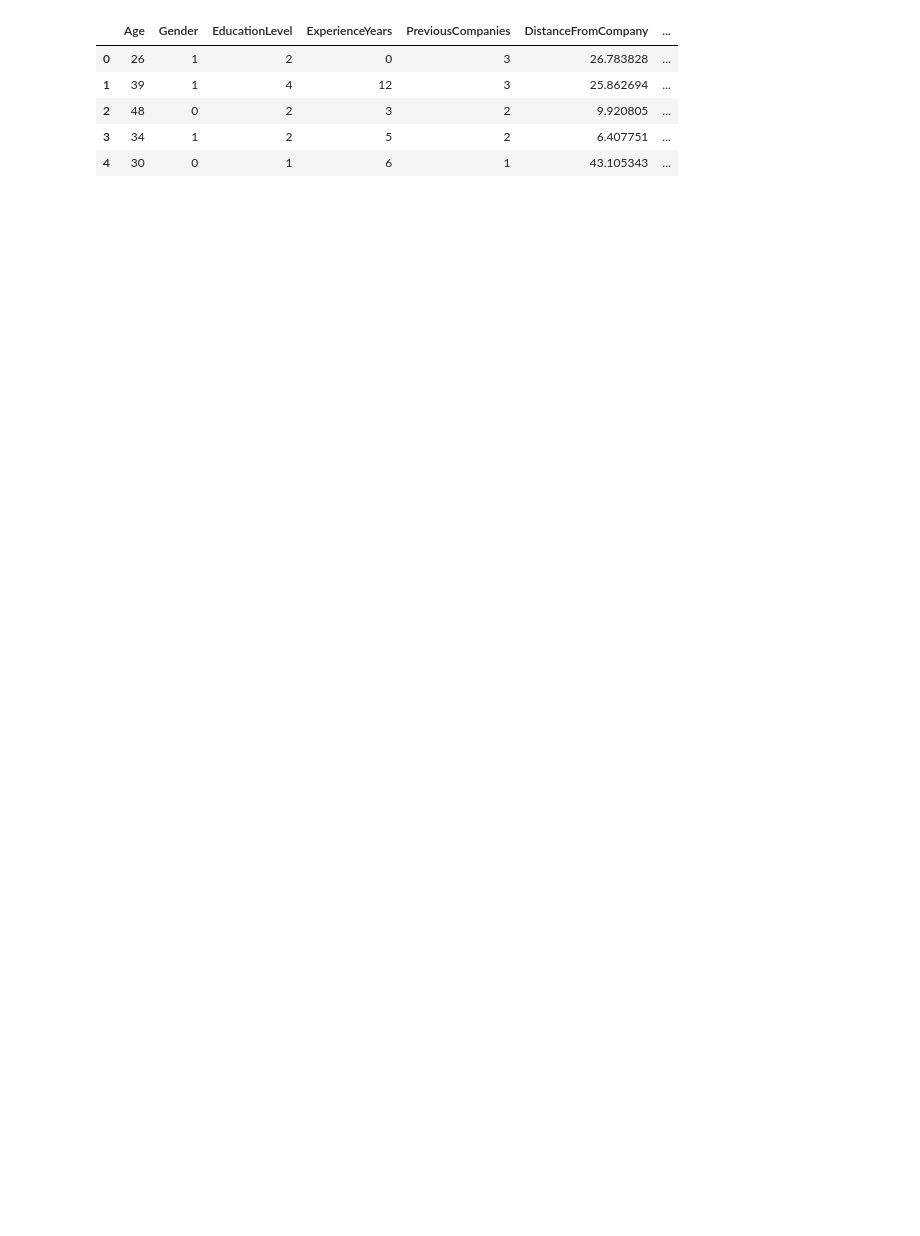
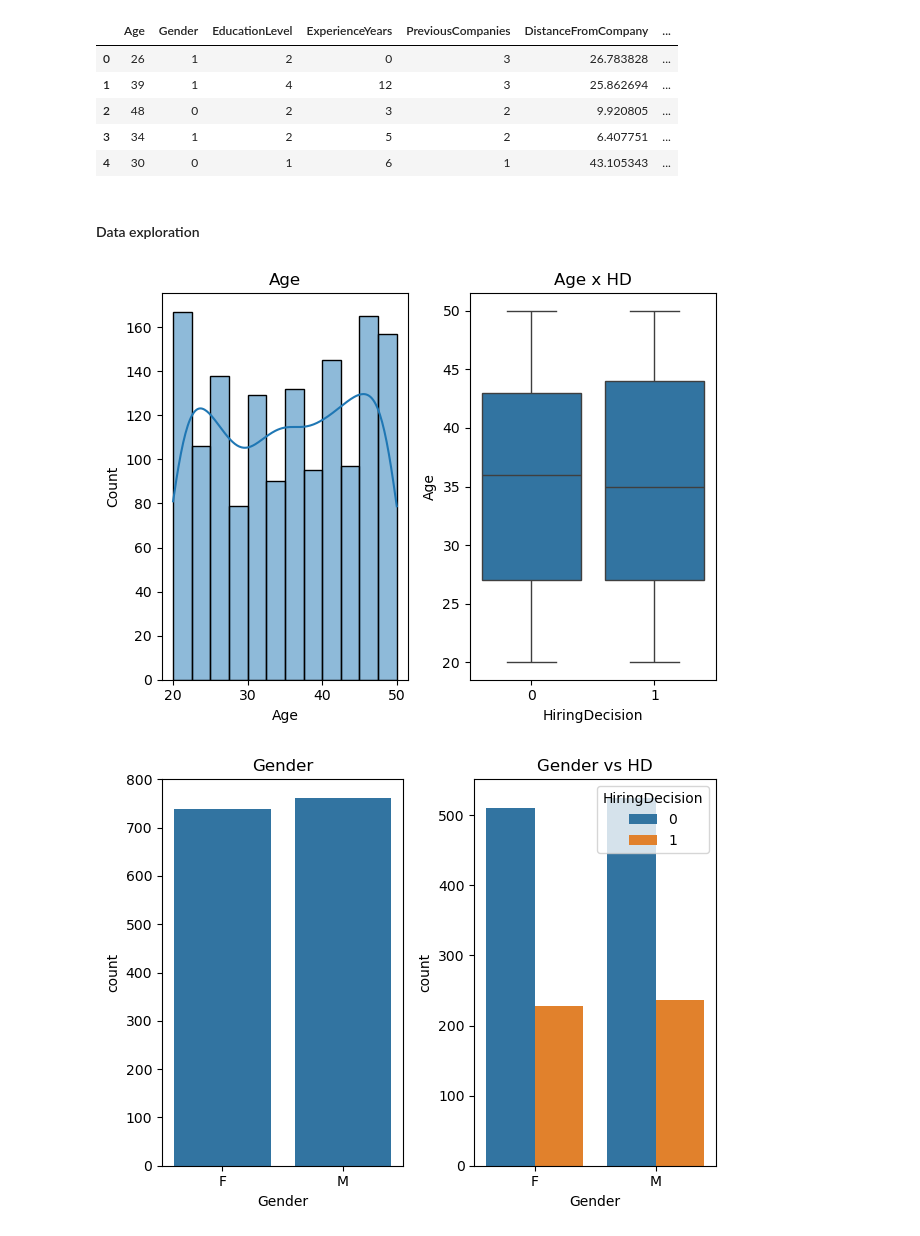
Before and after one commit to octavioduarte/HirePredictor, a Jupyter notebook: model.ipynb, the cells around one changed output. Cells and saved outputs as stored; diff of their text form; code cells hidden in the pictures; blank space fills up the shorter version.

```diff
--- a/model.ipynb
+++ b/model.ipynb
@@ -53,3 +55,61 @@ base.head()
 | 2 | 48 | 0 | 2 | 3 | 2 | 9.920805 | ... |
 | 3 | 34 | 1 | 2 | 5 | 2 | 6.407751 | ... |
 | 4 | 30 | 0 | 1 | 6 | 1 | 43.105343 | ... |
+# %% [markdown]
+#### Data exploration
+# %%
+def plot_feature_vs_target_comparison(data):
+
+    target_column = "HiringDecision"
+    clone_base["Gender"] = clone_base["Gender"].replace({
+        0: 'M',
+        1: 'F',
+    })
+
+    clone_base["RecruitmentStrategy"] = clone_base["RecruitmentStrategy"].replace({
+        1: "Aggressive",
+        2: "Moderate",
+        3: "Conservative"
+    })
+
+    clone_base["EducationLevel"] = clone_base["EducationLevel"].replace({
+        1: "B1",
+        2: "B2",
+        3: "MR",
+        4: "PHD"
+    })
+
+
+    for column in data.columns:
+
+        if column != target_column:
+
+            if data[column].dtype in ['int64', 'float64']:
+                fig, (ax1, ax2) = plt.subplots(1, 2)
+
+                sns.histplot(data[column], kde = True, ax = ax1)
+                sns.boxplot(x = target_column, y = column, data = data, ax = ax2)
+
+                ax1.set_title(f"{column}")
+                ax2.set_title(f"{column} x HD")
+
+                plt.tight_layout()
+                plt.show()
+
+            else:
+                fig, (ax1, ax2) = plt.subplots(1, 2)
+
+                sns.countplot(x = column, data = clone_base, ax = ax1)
+                sns.countplot(x = column, hue = 'HiringDecision', data = clone_base, ax = ax2)
+
+                ax1.set_title(f'{column}')
+                ax2.set_title(f'{column} vs HD')
+
+                plt.tight_layout()
+                plt.show()
+
+clone_base = base.copy(deep=True)
+plot_feature_vs_target_comparison(clone_base)
+# %% [output]
+[figure, added]
+[figure, added]
```
Also changed, not shown: parts of 14 cells of this notebook, 1 other file.
